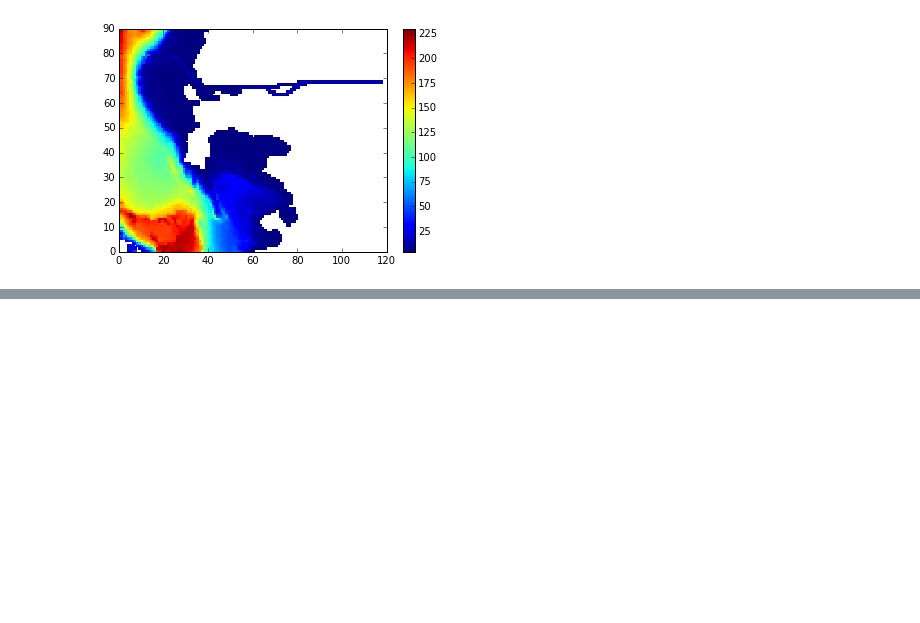
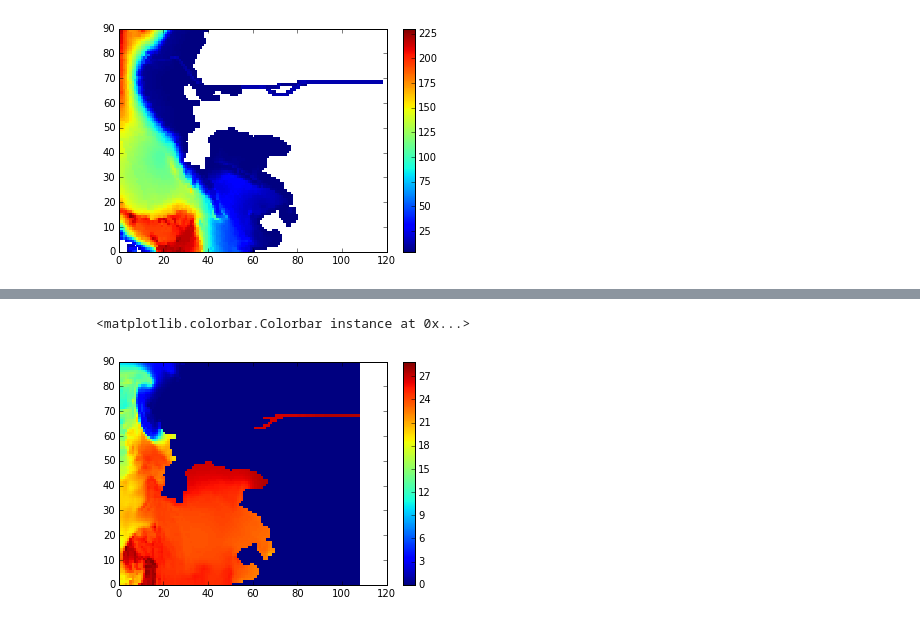
Before and after one commit to SalishSeaCast/analysis, a Jupyter notebook: jie/Smooth bathymetry & Create New TS file .ipynb, the cells around one changed output, grey strips where cells are left out. Cells and saved outputs as stored; diff of their text form; code cells hidden in the pictures; blank space fills up the shorter version.

```diff
--- a/jie/Smooth bathymetry & Create New TS file .ipynb
+++ b/jie/Smooth bathymetry & Create New TS file .ipynb
@@ -208,0 +230,7 @@ comment: Salinity and Temperature conditions from nowcast June 14, 2015 onto ext
+# %%
+## salinity before
+plt.pcolormesh(vosaline[0,0, 350: 440, 290 : 398])
+plt.colorbar()
+# %% [output]
+<matplotlib.colorbar.Colorbar instance at 0x...>
+[figure, added]
```
Also changed, not shown: parts of 9 cells of this notebook.
